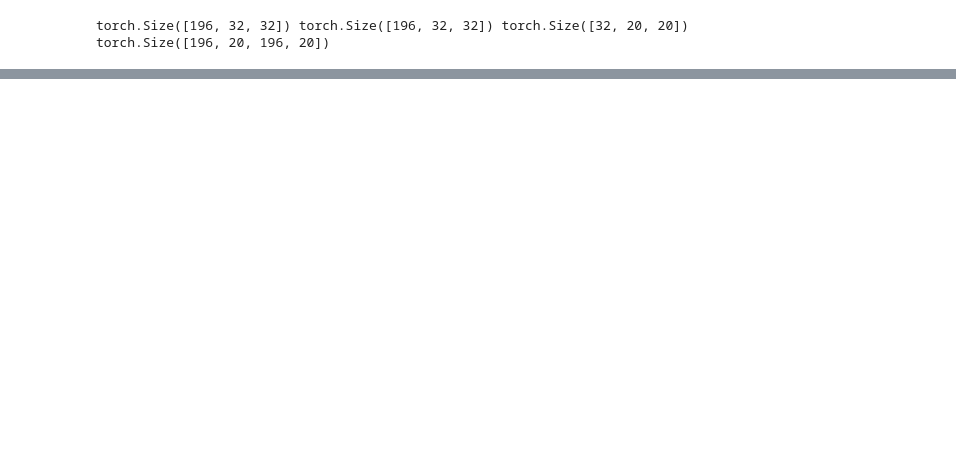
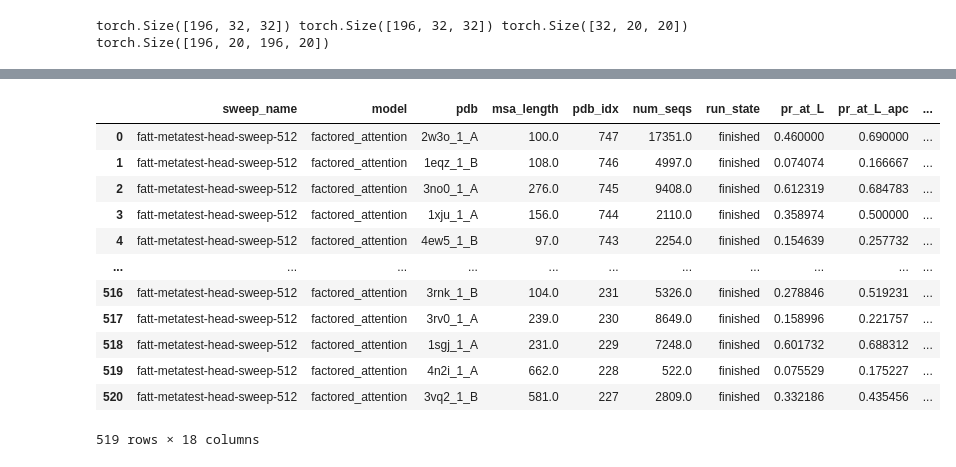
Before and after one commit to songlab-cal/factored-attention, a Jupyter notebook: weight_correlations.ipynb, the cells around one changed output, grey strips where cells are left out. Saved outputs shown, nothing was run; the diff lists cells and outputs as text; code cells hidden in the pictures; blank space fills up the shorter version.

```diff
--- a/weight_correlations.ipynb
+++ b/weight_correlations.ipynb
@@ -280,0 +280,17 @@ print(get_info(num_attention_heads=8, attention_head_size=32, pdb='2bfw_1_A'))
+# %%
+n = fatt_df.shape[0]
+fatt_df[:n//10]
+# %% [output]
+|  | sweep_name | model | pdb | msa_length | pdb_idx | num_seqs | run_state | pr_at_L | pr_at_L_apc | ... |
+| 0 | fatt-metatest-head-sweep-512 | factored_attention | 2w3o_1_A | 100.0 | 747 | 17351.0 | finished | 0.460000 | 0.690000 | ... |
+| 1 | fatt-metatest-head-sweep-512 | factored_attention | 1eqz_1_B | 108.0 | 746 | 4997.0 | finished | 0.074074 | 0.166667 | ... |
+| 2 | fatt-metatest-head-sweep-512 | factored_attention | 3no0_1_A | 276.0 | 745 | 9408.0 | finished | 0.612319 | 0.684783 | ... |
+| 3 | fatt-metatest-head-sweep-512 | factored_attention | 1xju_1_A | 156.0 | 744 | 2110.0 | finished | 0.358974 | 0.500000 | ... |
+| 4 | fatt-metatest-head-sweep-512 | factored_attention | 4ew5_1_B | 97.0 | 743 | 2254.0 | finished | 0.154639 | 0.257732 | ... |
+| ... | ... | ... | ... | ... | ... | ... | ... | ... | ... | ... |
+| 516 | fatt-metatest-head-sweep-512 | factored_attention | 3rnk_1_B | 104.0 | 231 | 5326.0 | finished | 0.278846 | 0.519231 | ... |
+| 517 | fatt-metatest-head-sweep-512 | factored_attention | 3rv0_1_A | 239.0 | 230 | 8649.0 | finished | 0.158996 | 0.221757 | ... |
+| 518 | fatt-metatest-head-sweep-512 | factored_attention | 1sgj_1_A | 231.0 | 229 | 7248.0 | finished | 0.601732 | 0.688312 | ... |
+| 519 | fatt-metatest-head-sweep-512 | factored_attention | 4n2i_1_A | 662.0 | 228 | 522.0 | finished | 0.075529 | 0.175227 | ... |
+| 520 | fatt-metatest-head-sweep-512 | factored_attention | 3vq2_1_B | 581.0 | 227 | 2809.0 | finished | 0.332186 | 0.435456 | ... |
+519 rows × 18 columns
```
Also changed, not shown: parts of 12 cells of this notebook, 3 other files.
